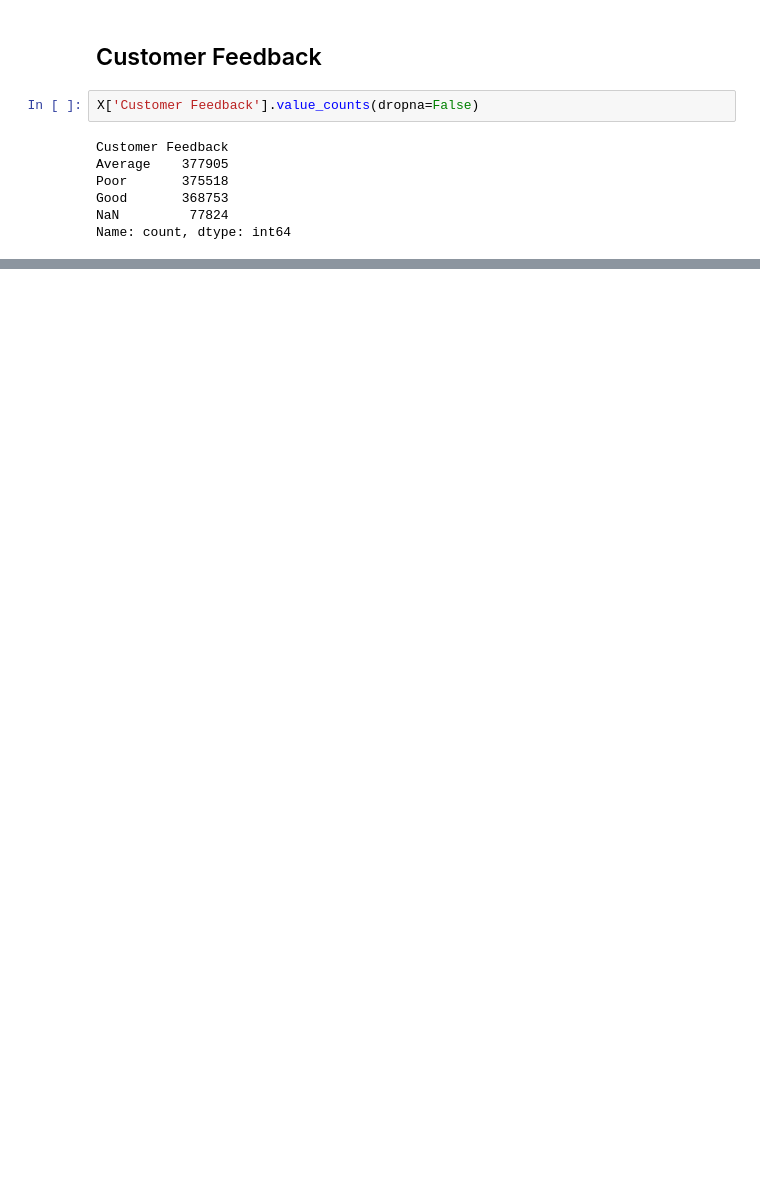
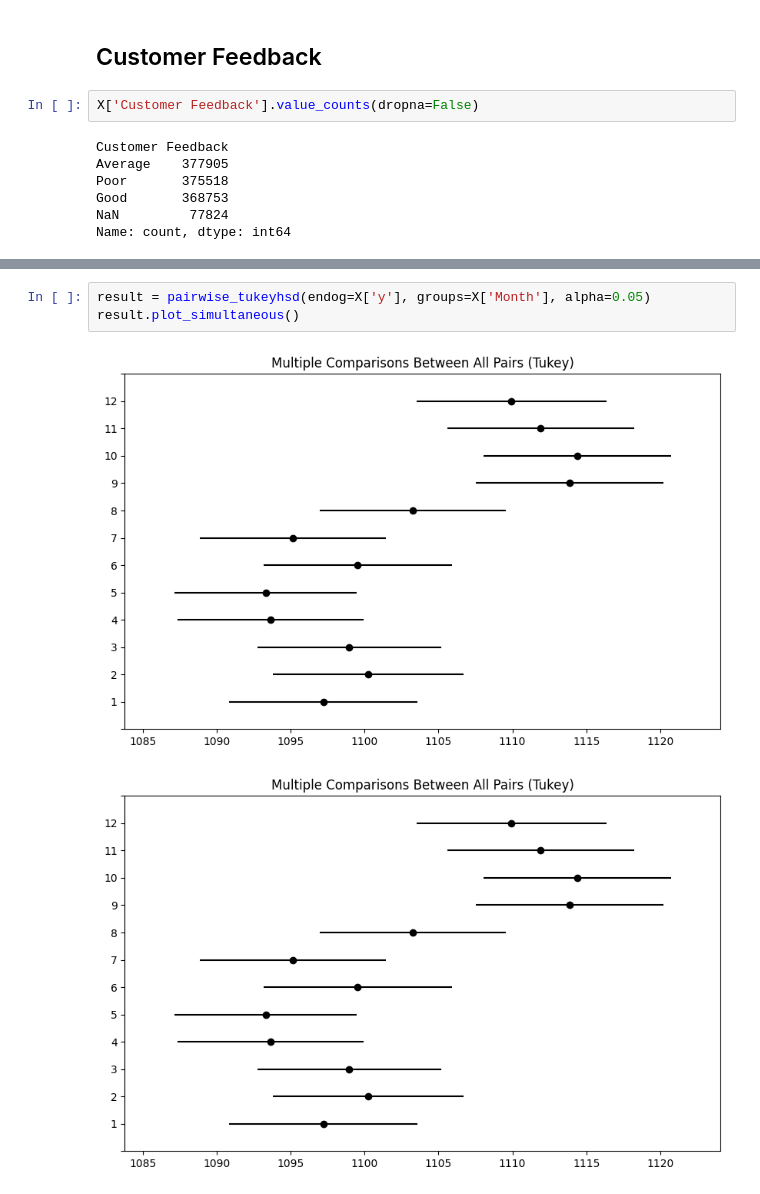
Before and after one commit to Anqi-Wang-aug/kaggle-competition-premium-regression, a Jupyter notebook: script.ipynb, the cells around one changed output, grey strips where cells are left out. Saved outputs shown, nothing was run; the diff lists cells and outputs as text; blank space fills up the shorter version.

```diff
--- a/script.ipynb
+++ b/script.ipynb
@@ -404,0 +409,6 @@ test['Customer Feedback'] = test['Customer Feedback'].apply(lambda x: x if x is
+# %%
+result = pairwise_tukeyhsd(endog=X['y'], groups=X['Month'], alpha=0.05)
+result.plot_simultaneous()
+# %% [output]
+[figure, added]
+[figure, added]
```
Also changed, not shown: parts of 22 cells of this notebook.
